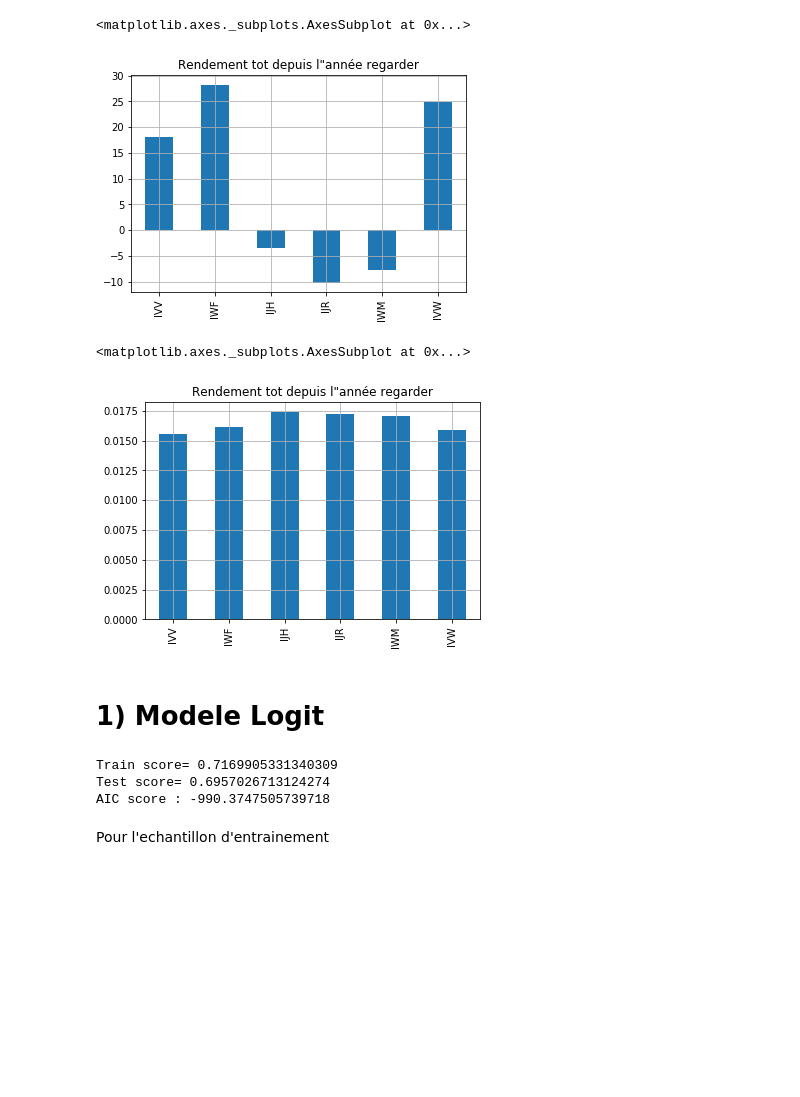
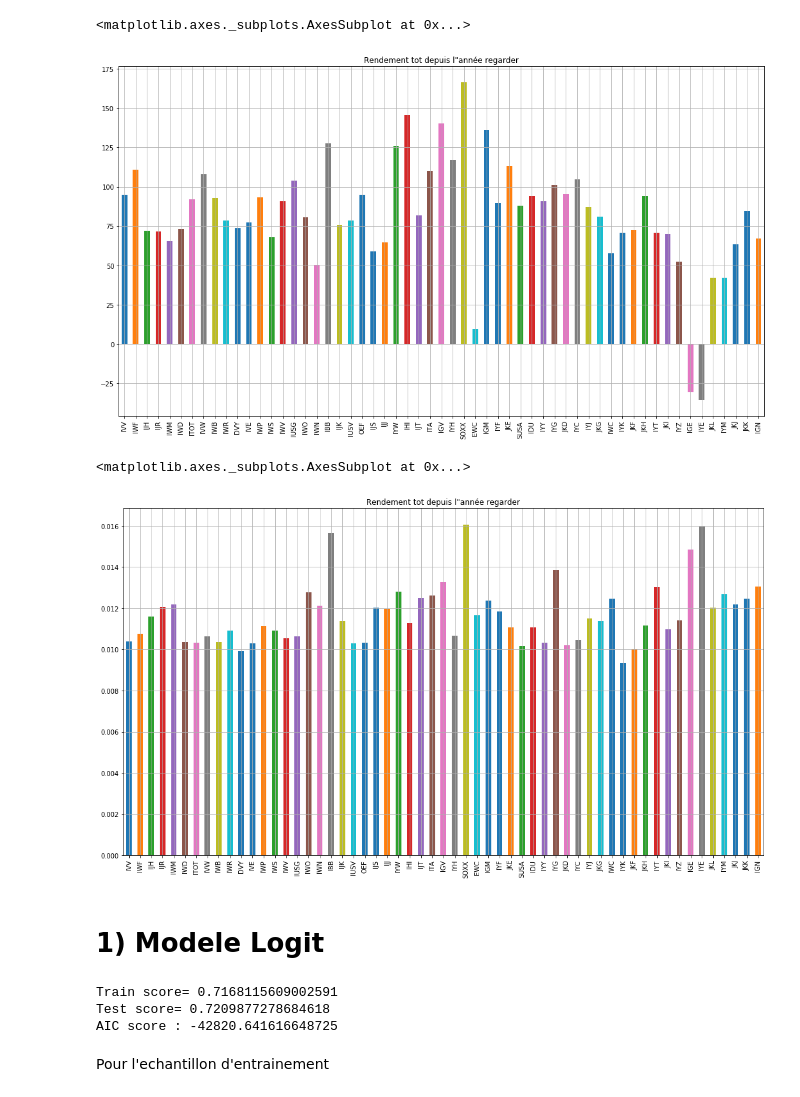
Before and after one commit to poclecoqq/Trending-stocks, a Jupyter notebook: tp2/TP2_VersionFinale.ipynb, the cells around one changed output. Saved outputs shown, nothing was run; the diff lists cells and outputs as text; code cells hidden in the pictures; blank space fills up the shorter version.

```diff
--- a/tp2/TP2_VersionFinale.ipynb
+++ b/tp2/TP2_VersionFinale.ipynb
@@ -28,34 +27,15 @@ import talib
 import pylab
 from sklearn import preprocessing
 # %%
-start_sp = datetime.datetime(2018,3,31)
+start_sp = datetime.datetime(2012,3,31)
 end_sp = datetime.datetime(2020, 12,31)
 
 # Use Vanguard ETF
 # SP500 Index + 11 Industry
-
-BLack_ETF=['IVV','IWF','IJH','IJR','IWM','IVW']
-'''
+#BLack_ETF=['IVV','IWF','IJH','IJR','IWM','IVW']
 BLack_ETF=['IVV','IWF','IJH','IJR','IWM','IWD','ITOT','IVW','IWB','IWR','DVY',
            'IVE','IWP','IWS','IWV','IUSG','IWO','IWN','IBB','IJK','IUSV',
            'OEF','IJS','IJJ','IYW','IHI','IJT','ITA','IGV','IYH','SOXX','EWC',
            'IGM','IYF','JKE','SUSA','IDU','IYY','IYG','JKD','IYC','IYJ','JKG',
            'IWC','IYK','JKF','JKH','IYT','JKI','IYZ','IGE','IYE','JKL','IYM',
            'JKJ','JKK','IGN']
-
-
-'''
-# To access data for SP500
-#SP500_dat=Data['IVW']
-
-# To access the adjusted close price, use
-#Data['IVW']['Adj Close']
-
-# Graph data
-#Data['IVW']['Adj Close'].plot(grid=True)
-
-# To get Information about a ticker
-#SP500_detail = yf.Ticker("IVW")
-
-# Show stock info
-#SP500_detail.info
@@ -153,16 +144,16 @@ df.columns = BLack_ETF
 rendement = df.pct_change()
 # %%
 somme = rendement.sum()*100
-somme.plot(kind='bar', grid=True, title = 'Rendement tot depuis l"année regarder')
+somme.plot(kind='bar', grid=True, title = 'Rendement tot depuis l"année regarder',figsize=(18, 10))
 # %% [output]
 <matplotlib.axes._subplots.AxesSubplot at 0x...>
-[figure, old version]
+[figure, new version]
 # %%
 allo=rendement.std()
-allo.plot(kind='bar', grid=True, title = 'Rendement tot depuis l"année regarder')
+allo.plot(kind='bar', grid=True, title = 'Rendement tot depuis l"année regarder',figsize=(18, 10))
 # %% [output]
 <matplotlib.axes._subplots.AxesSubplot at 0x...>
-[figure, old version]
+[figure, new version]
 # %% [markdown]
 # 1) Modele Logit
 # %%
@@ -219,9 +210,9 @@ def verificationCoef(coef, data):
 # %%
 predictions, TrainScores, TestsScorelogit, aic, coefficientModel, testY, model, proba, trainY, trainX = calculModelLogit(X, Y)
 # %% [output]
-Train score= 0.7169905331340309
-Test score= 0.6957026713124274
-AIC score : -990.3747505739718
+Train score= 0.7168115609002591
+Test score= 0.7209877278684618
+AIC score : -42820.641616648725
 # %% [markdown]
 Pour l'echantillon d'entrainement
 # %%
```
Also changed, not shown: parts of 40 cells of this notebook, 1 other file.
